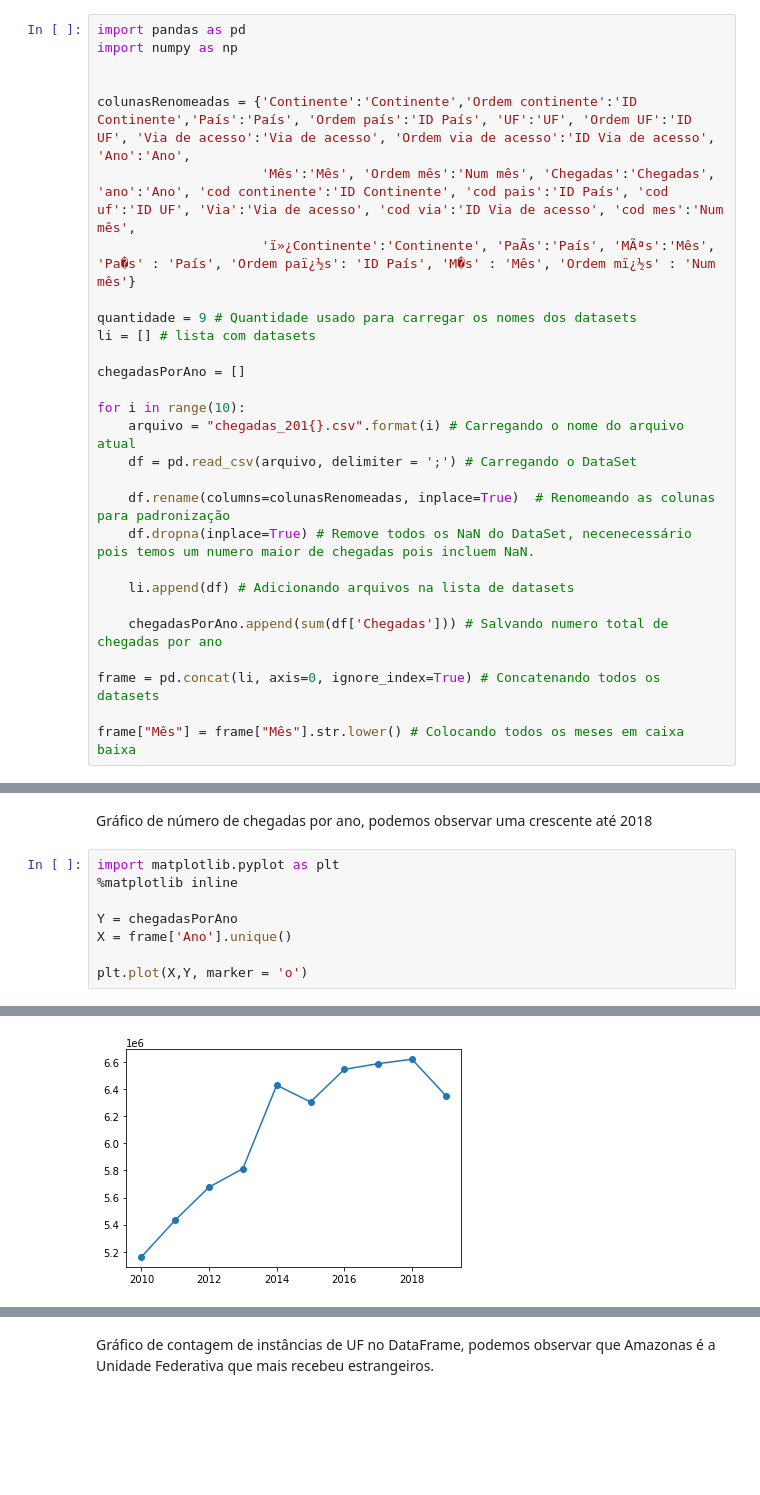
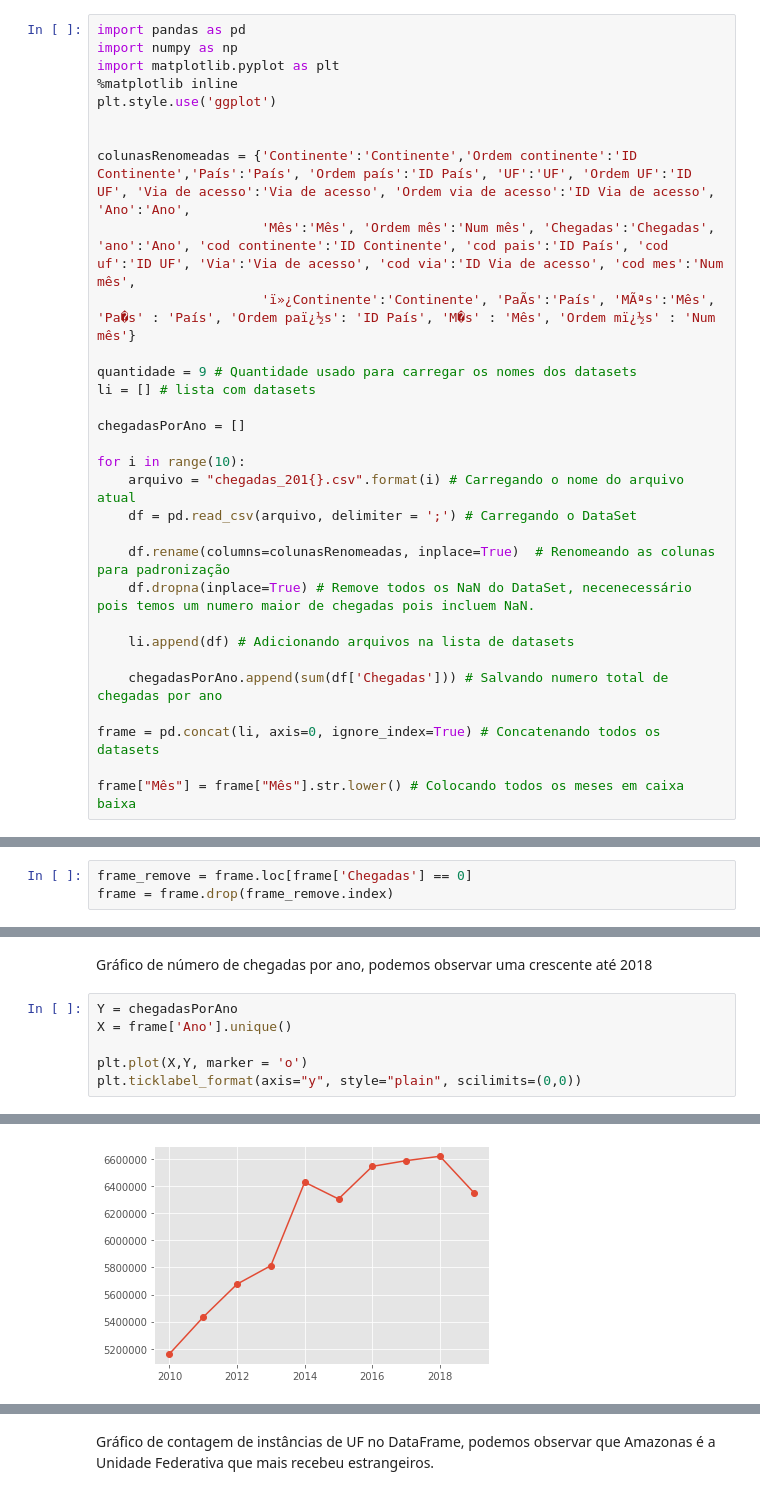
Before and after one commit to joaovvrodrigues/data-analysis, a Jupyter notebook: chegadas_estrangeiros_brasil.ipynb, the cells around one changed output, grey strips where cells are left out. Saved outputs shown, nothing was run; the diff lists cells and outputs as text; blank space fills up the shorter version.

```diff
--- a/chegadas_estrangeiros_brasil.ipynb
+++ b/chegadas_estrangeiros_brasil.ipynb
@@ -27,6 +27,9 @@
 # %%
 import pandas as pd
 import numpy as np
+import matplotlib.pyplot as plt
+%matplotlib inline
+plt.style.use('ggplot')
 
 
 colunasRenomeadas = {'Continente':'Continente','Ordem continente':'ID Continente','País':'País', 'Ordem país':'ID País', 'UF':'UF', 'Ordem UF':'ID UF', 'Via de acesso':'Via de acesso', 'Ordem via de acesso':'ID Via de acesso', 'Ano':'Ano',
@@ -55,2 +64,5 @@ frame["Mês"] = frame["Mês"].str.lower() # Colocando todos os meses em caixa ba
+# %%
+frame_remove = frame.loc[frame['Chegadas'] == 0]
+frame = frame.drop(frame_remove.index)
 # %% [markdown]
 **Descrição do Data Frame unificado**
@@ -88,11 +106,9 @@ frame[frame['Chegadas'] == 386823] #MUITA GENTE MDS
 # %% [markdown]
 Gráfico de número de chegadas por ano, podemos observar uma crescente até 2018
 # %%
-import matplotlib.pyplot as plt
-%matplotlib inline
-
 Y = chegadasPorAno
 X = frame['Ano'].unique()
 
 plt.plot(X,Y, marker = 'o')
+plt.ticklabel_format(axis="y", style="plain", scilimits=(0,0))
 # %% [output]
@@ -100,4 +115,4 @@ plt.plot(X,Y, marker = 'o')
-[figure, old version]
+[figure, new version]
 # %%
 Y = chegadasPorAno
 X = frame['Ano'].unique()
```
Also changed, not shown: parts of 30 cells of this notebook.
